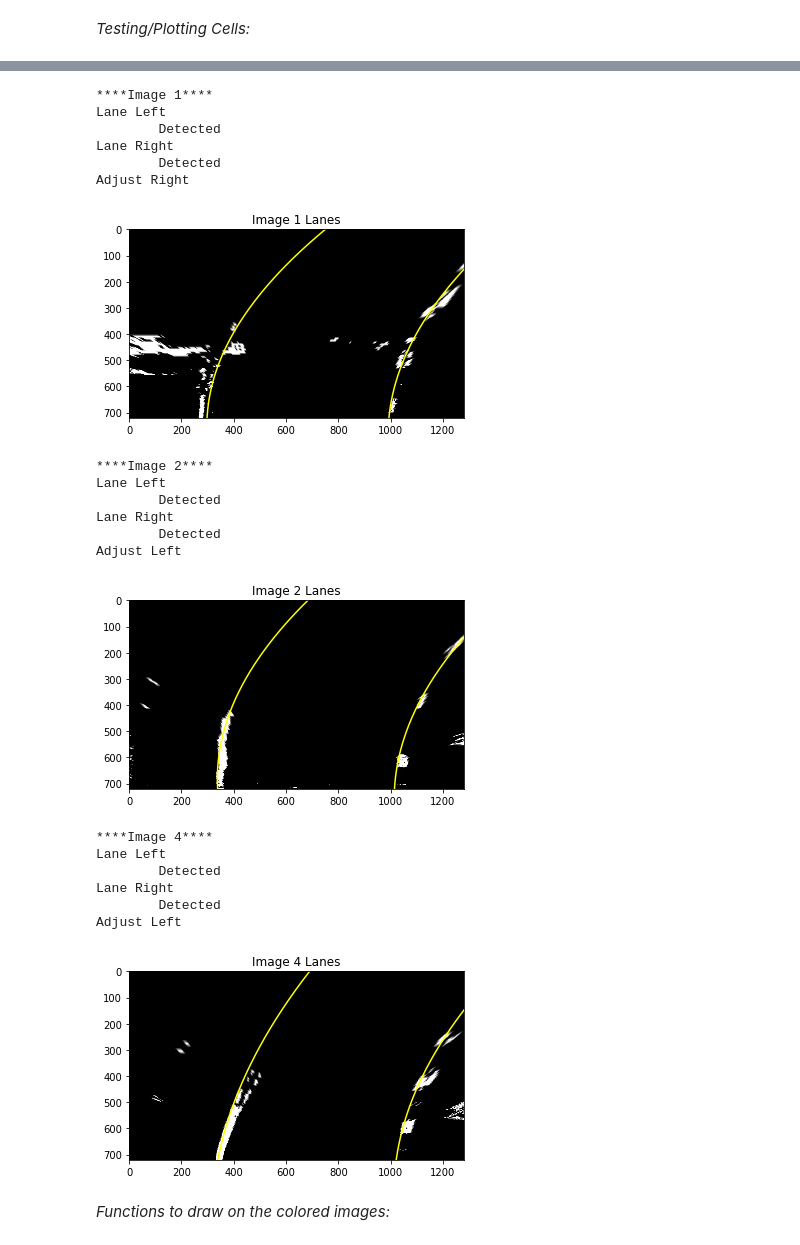
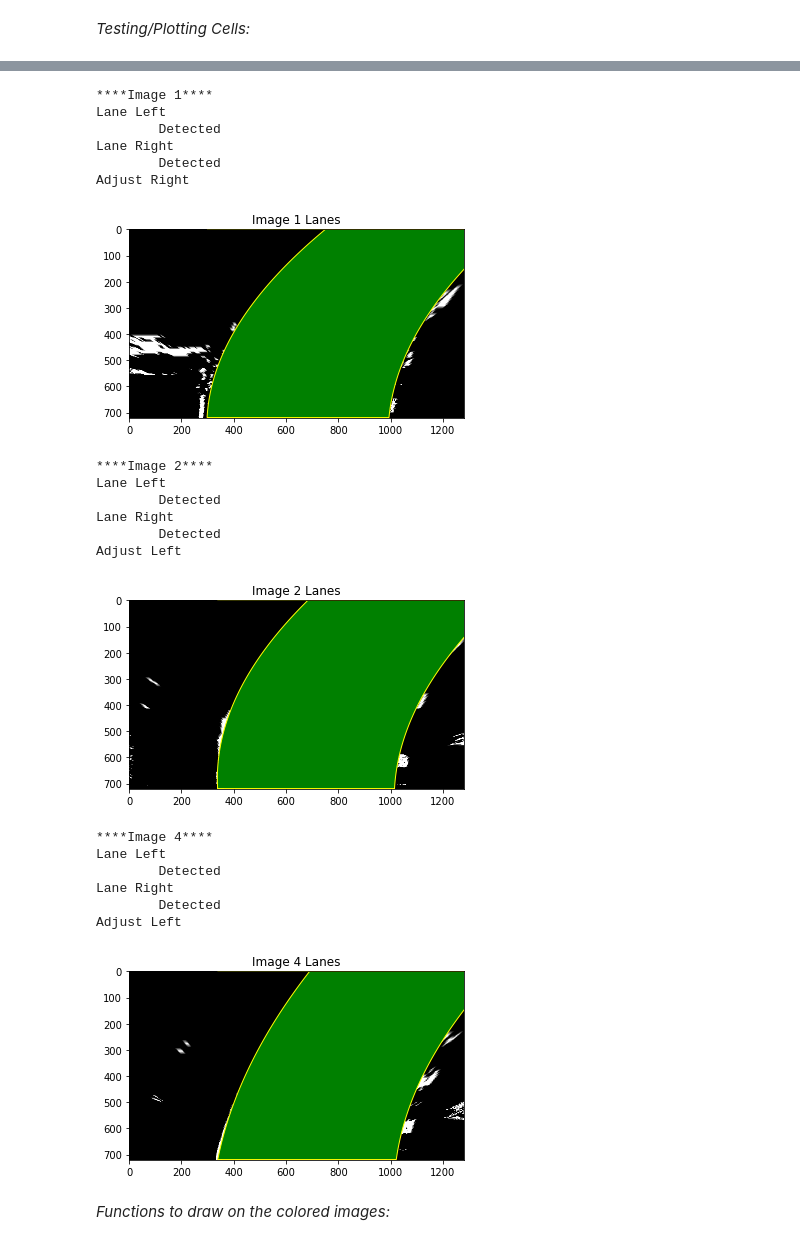
Before and after one commit to Merberg/CarND-Advanced-Lane-Lines, a Jupyter notebook: AdvancedLaneFinding.ipynb, the cells around one changed output, grey strips where cells are left out. Drawn from its saved outputs; the diff is of its cells as text; code cells hidden in the pictures.

```diff
--- a/AdvancedLaneFinding.ipynb
+++ b/AdvancedLaneFinding.ipynb
@@ -314,25 +333,23 @@ for idx, img in enumerate(testUndistorteds):
 # %% [markdown]
 #### Perspective Transformation ####
 _Functions to transform the perspective of the image:_
-# %%
-birdsEyeOffset = np.absolute(LANE_WIDTH_pixel - 1280)/2
-
-def warpToBirdsEye(img):
-    # Perform a perspective transform for the region of interest
-    left_top = (605, 442)
-    left_bottom = (240, 685)
-    right_top = (674, 442)
-    right_bottom = (1068, 685)
-    birdsEyeSrc = np.float32([left_top, right_top,
-                              right_bottom, left_bottom])
-    img_size = (img.shape[1], img.shape[0])
-    birdsEyeDst = np.float32([[birdsEyeOffset, 0], #L top
-                 [img_size[0]-birdsEyeOffset, 0], #R top
-                 [img_size[0]-birdsEyeOffset, img.shape[0]], #R bottom
-                 [birdsEyeOffset, img.shape[0]] #L bottom
-                 ])
-    M = cv2.getPerspectiveTransform(birdsEyeSrc, birdsEyeDst)
-    return cv2.warpPerspective(img, M, img_size)
+# %%
+birdsEyeOffset = np.absolute(LANE_WIDTH_pixel - 1280)/2
+birdsEyeSrc = np.float32([(605, 442), (674, 442), (1068, 685), (240, 685)])
+img_size = (testUndistorteds[0].shape[1], testUndistorteds[0].shape[0])
+birdsEyeDst = np.float32([[birdsEyeOffset, 0],
+                          [img_size[0]-birdsEyeOffset, 0],
+                          [img_size[0]-birdsEyeOffset, img.shape[0]],
+                          [birdsEyeOffset, img.shape[0]]])
+
+def warpToBirdsEye(img):
+    # Perform a perspective transform for the region of interest
+    M = cv2.getPerspectiveTransform(birdsEyeSrc, birdsEyeDst)
+    return cv2.warpPerspective(img, M, img_size)
+
+def warpFromBirdsEye(img):
+    Minv = cv2.getPerspectiveTransform(birdsEyeDst, birdsEyeSrc)
+    return cv2.warpPerspective(img, Minv, img_size)
 # %% [markdown]
 _Testing/Plotting Cells:_
 # %%
@@ -623,7 +640,7 @@ for idx, img in enumerate(testBirdsEye):
         testRightLane.adjust(testLeftLane)
         print()
 
-        plotWithSecondOrder(img, testLeftLane.coeff, testRightLane.coeff,
+        plotWithSecondOrderFilled(img, testLeftLane.coeff, testRightLane.coeff,
                             "Image {} Lanes".format(idx))
 # %% [output]
 ****Image 0****
@@ -635,23 +652,23 @@ Adjust Right
 ****Image 1****
 Lane Left
         Detected
 Lane Right
         Detected
 Adjust Right
-[figure, old version]
+[figure, new version]
 ****Image 2****
 Lane Left
         Detected
 Lane Right
         Detected
 Adjust Left
-[figure, old version]
+[figure, new version]
 ****Image 4****
 Lane Left
         Detected
 Lane Right
         Detected
 Adjust Left
-[figure, old version]
+[figure, new version]
 # %% [markdown]
 _Functions to draw on the colored images:_
```
Also changed, not shown: parts of 7 cells of this notebook.
